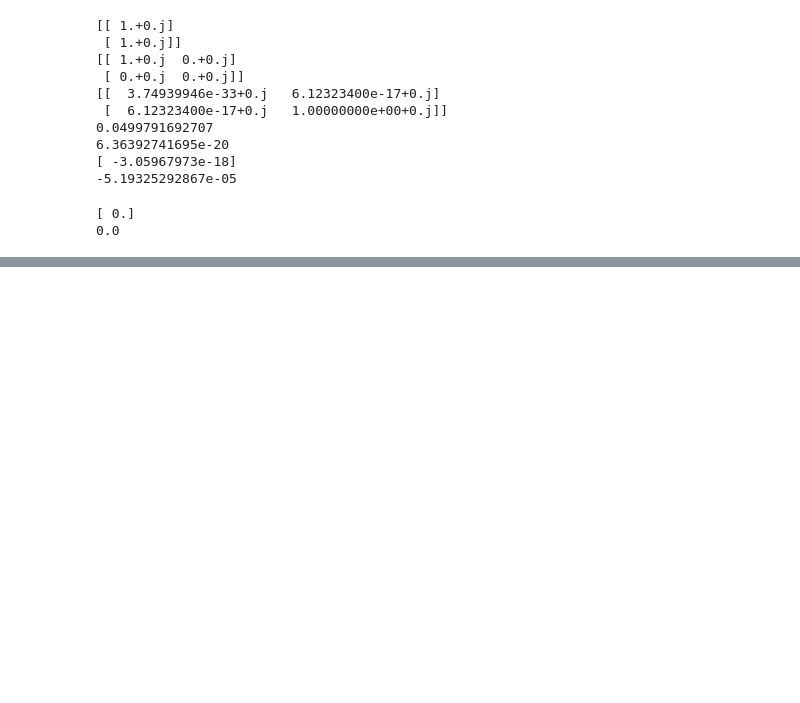
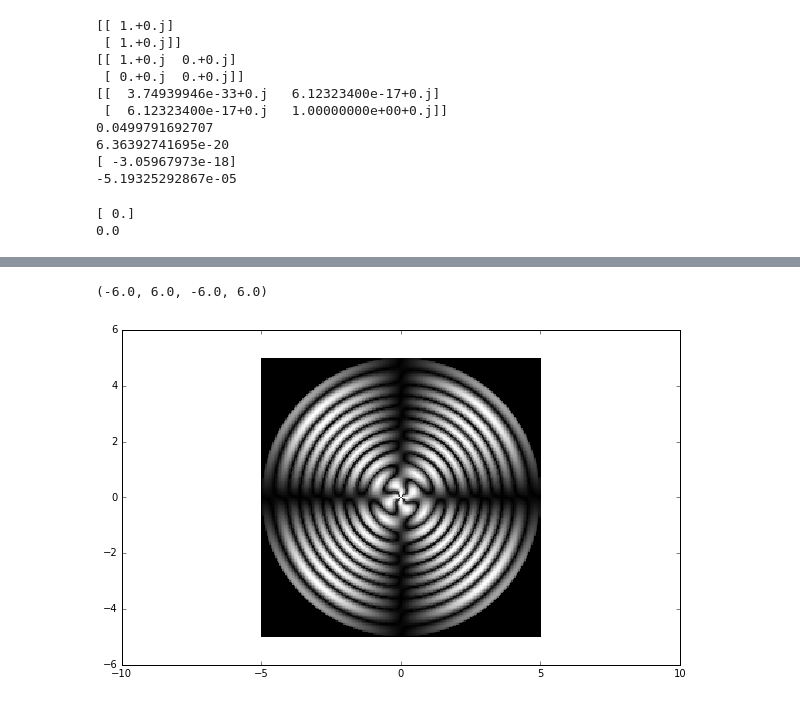
Before and after one commit to AlexisdlC/droptwist, a Jupyter notebook: radial_drop_jm.ipynb, the cells around one changed output, grey strips where cells are left out. Saved outputs shown, nothing was run; the diff lists cells and outputs as text; code cells hidden in the pictures; blank space fills up the shorter version.

```diff
--- a/radial_drop_jm.ipynb
+++ b/radial_drop_jm.ipynb
@@ -357,3 +378,9 @@ plt.axis('equal')
+# %%
+plt.pcolor(x,y,im,cmap=plt.cm.gray)
+plt.axis('equal')
+# %% [output]
+(-6.0, 6.0, -6.0, 6.0)
+[figure, added]
 # %%
 fig=plt.imshow(im2)
 # %% [output]
```
Also changed, not shown: parts of 7 cells of this notebook.
